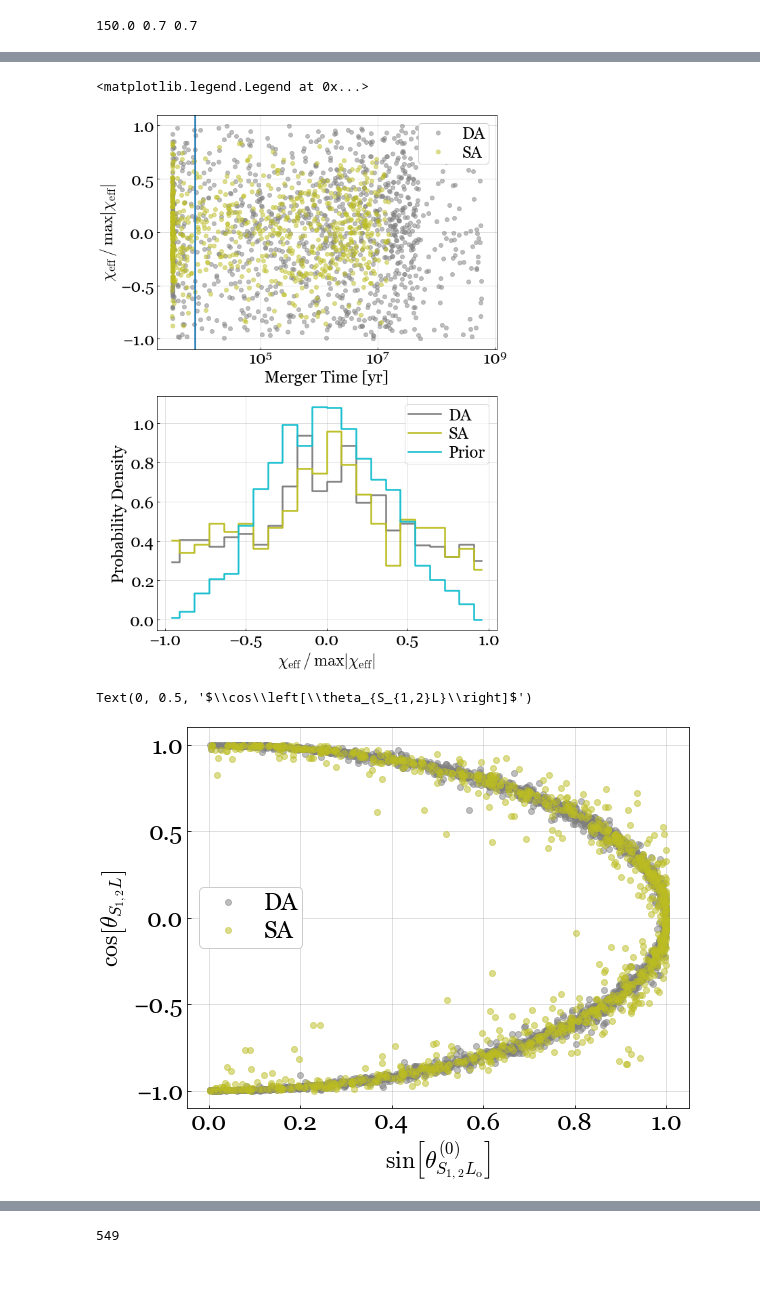
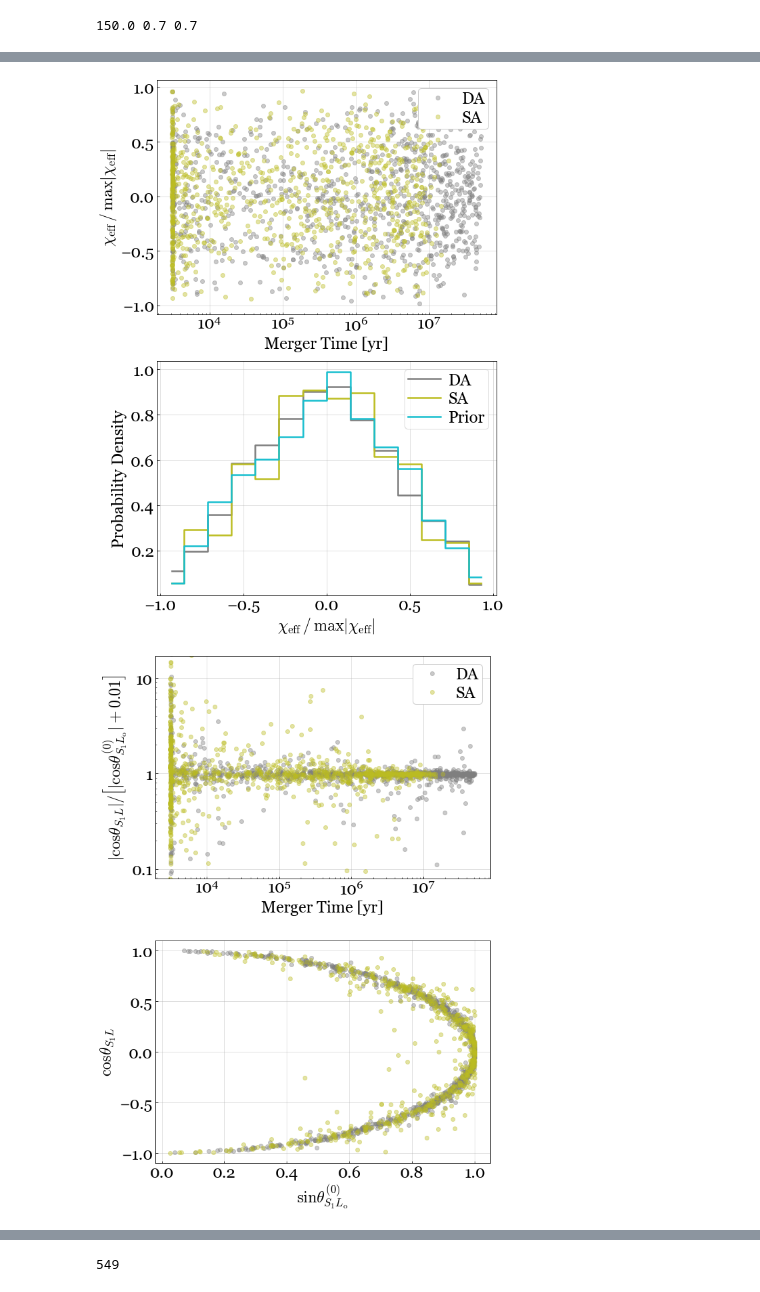
Before and after one commit to hangyu45/LK_evol, a Jupyter notebook: dist.ipynb, the cells around one changed output, grey strips where cells are left out. Saved outputs shown, nothing was run; the diff lists cells and outputs as text; code cells hidden in the pictures.

```diff
--- a/dist.ipynb
+++ b/dist.ipynb
@@ -440,4 +451,8 @@ plt.savefig(fig_dir+'timescale_600.pdf')
 # %%
+idx_da=(chi_eff_da>-0.1) & (chi_eff_da<0.1) #& (t_m_da>3e3)
+idx_sa=(chi_eff_sa>-0.1) & (chi_eff_sa<0.1) #& (t_m_sa>3e3)
+print(len(chi_eff_da[idx_da]), len(chi_eff_sa[idx_sa]))
+
 parConst = np.array([M1, M2, S1, S2])
 
 # fig=plt.figure()
@@ -447,8 +462,8 @@ var_LK_da, pdf_LK_da \
                  parConst,\
                  nPtPDF=400, nPt=100, ax=ax, cut=0)
 
-var_600_da, pdf_600_da \
-    = pred_pdf_w_S(J_600_da[idx_da], L_600_da[idx_da], e_600_da[idx_da], chi_eff_da[idx_da],\
+var_300_da, pdf_300_da \
+    = pred_pdf_w_S(J_300_da[idx_da], L_300_da[idx_da], e_300_da[idx_da], chi_eff_da[idx_da],\
                  parConst,\
                  nPtPDF=400, nPt=100, ax=None, cut=0)
 # %%
@@ -502,11 +566,11 @@ nSamp=len(chi_eff_da[idx_da])
 
 nRel = 600
 nPt = 100
-S_600_da = np.zeros(nRel)
-th_600_da = np.zeros([3, nRel])
+S_100_da = np.zeros(nRel)
+th_100_da = np.zeros([3, nRel])
 for i in range(nRel):
     samp_id = stats.randint.rvs(0, nSamp-1)
-    JJ, LL, ee = J_600_da[idx_da][samp_id], L_600_da[idx_da][samp_id], e_600_da[idx_da][samp_id]
+    JJ, LL, ee = J_100_da[idx_da][samp_id], L_100_da[idx_da][samp_id], e_100_da[idx_da][samp_id]
     par_JL = np.array([M1, M2, S1, S2, chi_eff_da[idx_da][samp_id]])
     Sm, Sp = find_Smp(JJ, LL, ee, par_JL, nPt=nPt)
     SS = np.linspace(Sm, Sp, nPt)
@@ -531,10 +595,10 @@ for i in range(nRel):
             pdf = pdf_S_func(SS)
             return pdf
     SS = S_pdf_class(a=Sm/S_Mt, b=Sp/S_Mt, xtol=1.e-10).rvs() * S_Mt
-    S_600_da[i] = SS
+    S_100_da[i] = SS
 
     th_1, th_2, th_12, __ = get_angles(JJ, LL, SS, ee, par_JL)
-    th_600_da[0, i], th_600_da[1, i], th_600_da[2, i] \
+    th_100_da[0, i], th_100_da[1, i], th_100_da[2, i] \
         = th_1, th_2, th_12
 # %% [output]
   the integrand in order to determine the difficulties.  If the position of a
@@ -654,18 +759,18 @@ e_600_sa = data_600_sa[:, 7]
 # %%
 fig=plt.figure(figsize=(9, 14))
 ax=fig.add_subplot(211)
-ax.semilogx(t_m_da[:1200], chi_eff_da[:1200]/0.7, ls='', marker='.', alpha=0.5, label=r'DA', color='tab:grey')
+ax.semilogx(t_m_da[:1000], chi_eff_da[:1000]/0.7, ls='', marker='.', alpha=0.41, label=r'DA', color='tab:grey')
 # ax.semilogx(t_m_da, chi_eff_init_da, ls='', marker='.', alpha=0.5)
-ax.semilogx(t_m_sa, chi_eff_init_sa/0.7, ls='', marker='.', alpha=0.5, label=r'SA', color='tab:olive')
+ax.semilogx(t_m_sa, chi_eff_init_sa/0.7, ls='', marker='.', alpha=0.41, label=r'SA', color='tab:olive')
 ax.set_xlabel(r'Merger Time [yr]')
 ax.set_ylabel(r'$\chi_{\rm eff}\,/\,\max |\chi_{\rm eff}|$')
 ax.legend(loc='upper right', framealpha=1)
-ax.axvline(7.5e3)
+# ax.axvline(7.5e3)
 
 
-idx_da=t_m_da>7.5e3
-idx_sa=t_m_sa>7.5e3
-nbins=22
+idx_da=t_m_da>5e3
+idx_sa=t_m_sa>5e3
+nbins=14
 
 h_chie_da, edges = np.histogram(chi_eff_da[idx_da]/0.7, bins=nbins, range=(-1., 1.), density=True)
 h_chie_sa, edges = np.histogram(chi_eff_sa[idx_sa]/0.7, bins=nbins, range=(-1., 1.), density=True)
@@ -680,30 +785,44 @@ ax.step(mid, h_chie0_da, where='mid', label=r'Prior', color='tab:cyan')
 ax.set_xlabel(r'$\chi_{\rm eff}\,/\,\max |\chi_{\rm eff}|$')
 ax.set_ylabel(r'Probability Density')
 ax.legend()
-# plt.savefig(fig_dir + 'chi_eff_dist.pdf')
+plt.savefig(fig_dir + 'chi_eff_dist.pdf')
 # %% [output]
-<matplotlib.legend.Legend at 0x...>
-[figure, old version]
+[figure, new version]
 # %%
 idx_da=t_m_da>5e3
 idx_sa=t_m_sa>5e3
 
-fig=plt.figure()
-ax=fig.add_subplot(111)
-ax.plot(np.sin(I_S1_0_da[idx_da][:1200]), np.cos(th_S1L_da[idx_da][:1200]), \
-        ls='', marker='.', alpha=0.5, color='tab:grey', label=r'DA')
-ax.plot(np.sin(I_S2_0_da[idx_da][:1200]), np.cos(th_S2L_da[idx_da][:1200]), \
-        ls='', marker='.', alpha=0.5, color='tab:grey')
+fig=plt.figure(figsize = (9, 14))
+
+ax=fig.add_subplot(211)
+ax.loglog(t_m_da[:1000], (np.abs(np.cos(th_S1L_da[:1000]))/(np.abs(np.cos(I_S1_0_da[:1000]))+1e-2)), \
+       ls='', marker='.', alpha=0.41, color='tab:grey', label=r'DA')
+ax.loglog(t_m_sa[:1000], (np.abs(np.cos(th_S1L_sa[:1000]))/(np.abs(np.cos(I_S1_0_sa[:1000]))+1e-2)), \
+       ls='', marker='.', alpha=0.41, color='tab:olive', label=r'SA')
+ax.set_ylim([0.08, 17])
+ax.set_xlabel(r'Merger Time [yr]')
+ax.set_ylabel(r'$|\cos\theta_{S_1L}|/\left[|\cos\theta_{S_{1}L_{\rm o}}^{(0)}| +0.01\right]$')
+ax.legend(loc='upper right', framealpha=1)
+ax.set_yticks([0.1, 1, 10])
+ax.set_yticklabels([0.1, 1, 10])
+
+ax=fig.add_subplot(212)
+ax.plot(np.sin(I_S1_0_da[idx_da][:1000]), np.cos(th_S1L_da[idx_da][:1000]), \
+        ls='', marker='.', alpha=0.41, color='tab:grey', label=r'DA')
+# ax.plot(np.sin(I_S2_0_da[idx_da][:800]), np.cos(th_S2L_da[idx_da][:800]), \
+#         ls='', marker='.', alpha=0.3, color='tab:grey')
 ax.plot(np.sin(I_S1_0_sa[idx_sa]), np.cos(th_S1L_sa[idx_sa]), \
-        ls='', marker='.', alpha=0.5, color='tab:olive', label=r'SA')
-ax.plot(np.sin(I_S2_0_sa[idx_sa]), np.cos(th_S2L_sa[idx_sa]), \
-        ls='', marker='.', alpha=0.5, color='tab:olive')
-ax.legend(loc='center left', framealpha=1)
+        ls='', marker='.', alpha=0.41, color='tab:olive', label=r'SA')
+# ax.plot(np.sin(I_S2_0_sa[idx_sa]), np.cos(th_S2L_sa[idx_sa]), \
+#         ls='', marker='.', alpha=0.3, color='tab:olive')
 
-ax.set_xlabel(r'$\sin\left[\theta_{S_{1,2}L_{\rm o}}^{(0)}\right]$')
-ax.set_ylabel(r'$\cos\left[\theta_{S_{1,2}L}\right]$')
-# plt.savefig(fig_dir + 'cThSL_vs_sThS0.pdf')
+
+ax.set_xlabel(r'$\sin\left.\theta_{S_{1}L_{\rm o}}^{(0)}\right.$')
+ax.set_ylabel(r'$\cos\left.\theta_{S_{1}L}\right.$')
+
+fig.subplots_adjust(hspace = 0.28)
+
+plt.savefig(fig_dir + 'cThSL_vs_sThS0.pdf')
 # %% [output]
-Text(0, 0.5, '$\\cos\\left[\\theta_{S_{1,2}L}\\right]$')
-[figure, old version]
+[figure, new version]
 # %%
```
Also changed, not shown: parts of 39 cells of this notebook, 9 other files.
